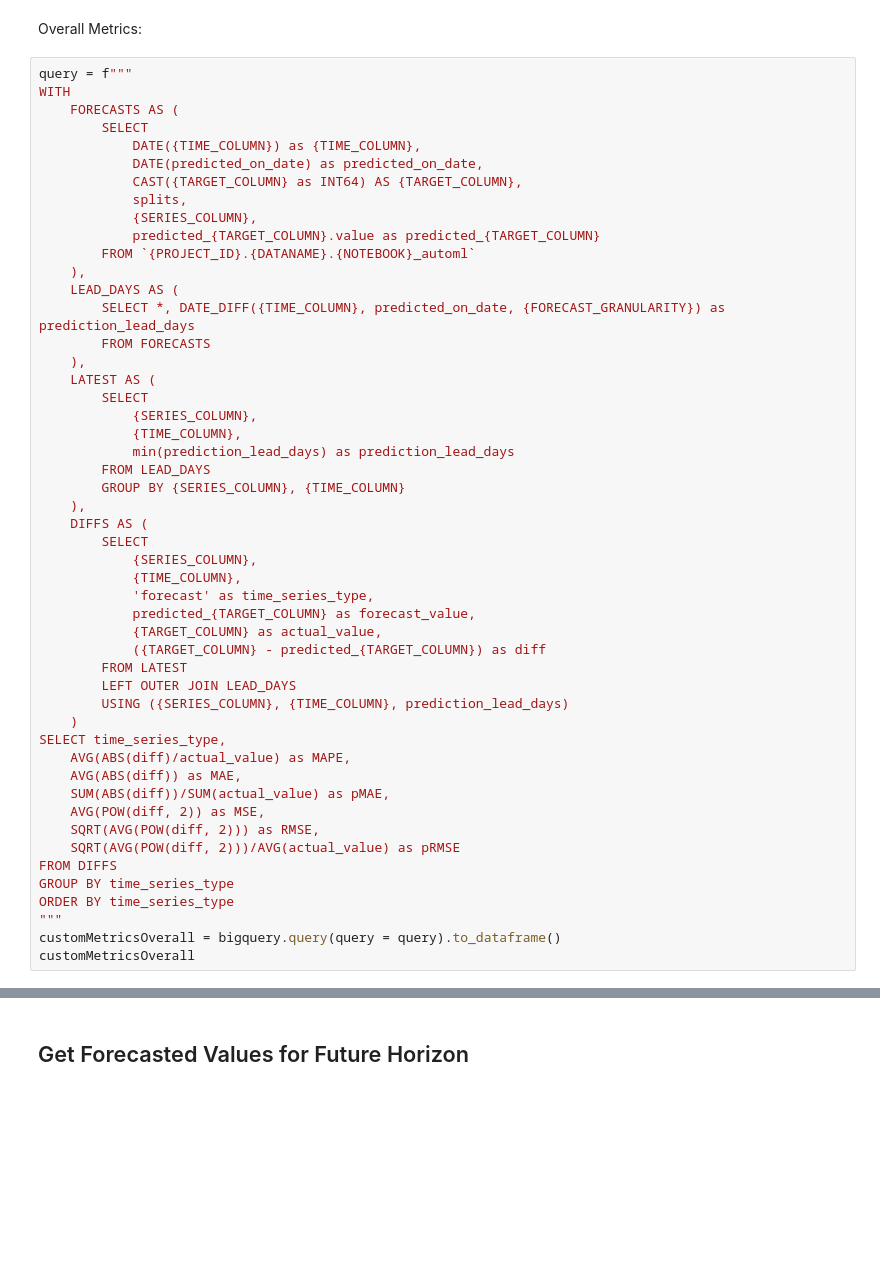
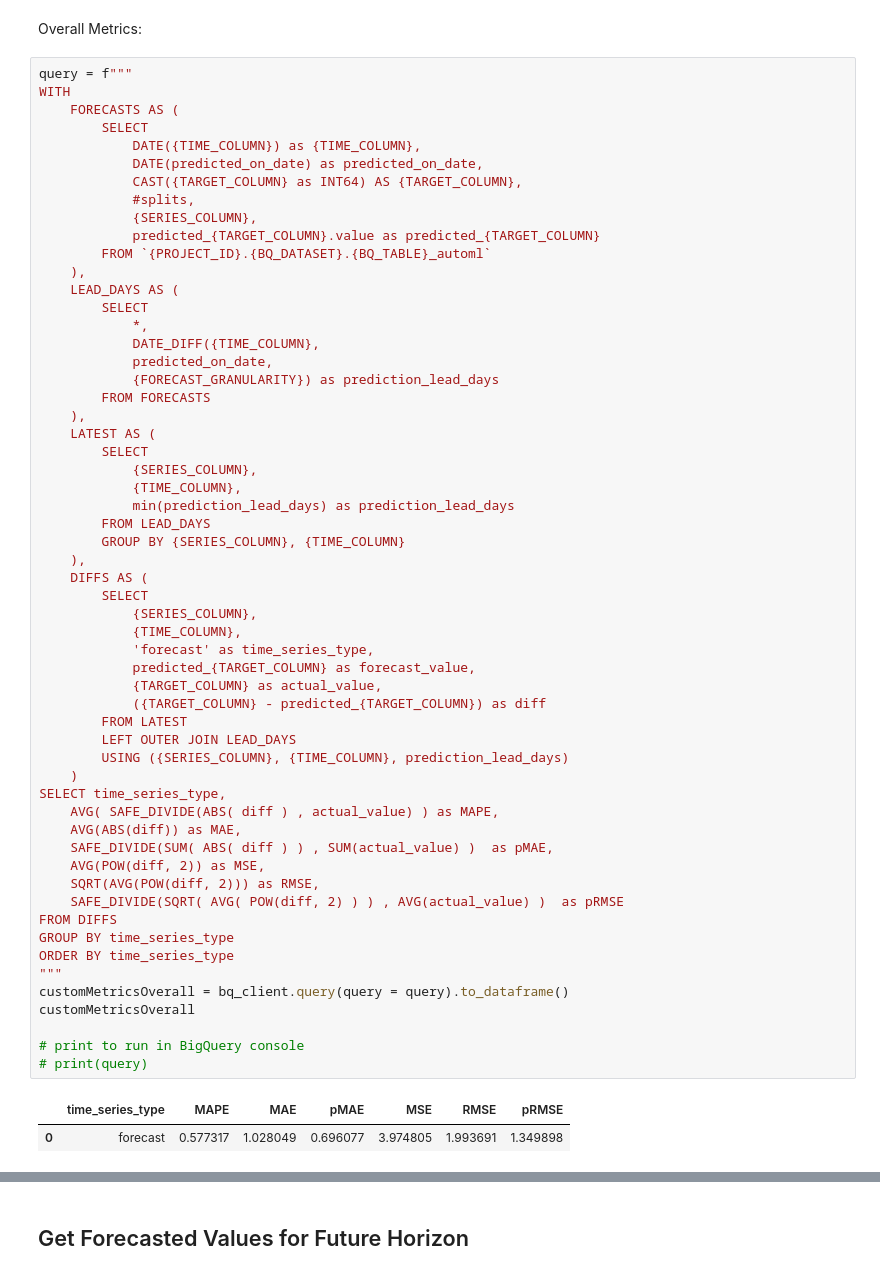
Before and after one commit to tottenjordan/vertex-forecas-repo, a Jupyter notebook: 03-vertex-forecast-train-sdk.ipynb, the cells around one changed output, grey strips where cells are left out. Cells and saved outputs as stored; diff of their text form; blank space fills up the shorter version.

```diff
--- a/03-vertex-forecast-train-sdk.ipynb
+++ b/03-vertex-forecast-train-sdk.ipynb
@@ -319,45 +464,55 @@ WITH
             DATE({TIME_COLUMN}) as {TIME_COLUMN},
             DATE(predicted_on_date) as predicted_on_date,
             CAST({TARGET_COLUMN} as INT64) AS {TARGET_COLUMN},
-            splits,
+            #splits,
             {SERIES_COLUMN},
             predicted_{TARGET_COLUMN}.value as predicted_{TARGET_COLUMN}
-        FROM `{PROJECT_ID}.{DATANAME}.{NOTEBOOK}_automl`
+        FROM `{PROJECT_ID}.{BQ_DATASET}.{BQ_TABLE}_automl`
     ),
     LEAD_DAYS AS (
-        SELECT *, DATE_DIFF({TIME_COLUMN}, predicted_on_date, {FORECAST_GRANULARITY}) as prediction_lead_days
+        SELECT
+            *,
+            DATE_DIFF({TIME_COLUMN},
+            predicted_on_date,
+            {FORECAST_GRANULARITY}) as prediction_lead_days
         FROM FORECASTS
     ),
     LATEST AS (
         SELECT
             {SERIES_COLUMN},
             {TIME_COLUMN},
             min(prediction_lead_days) as prediction_lead_days
         FROM LEAD_DAYS
         GROUP BY {SERIES_COLUMN}, {TIME_COLUMN}
     ),
     DIFFS AS (
         SELECT
             {SERIES_COLUMN},
             {TIME_COLUMN},
             'forecast' as time_series_type,
             predicted_{TARGET_COLUMN} as forecast_value,
             {TARGET_COLUMN} as actual_value,
             ({TARGET_COLUMN} - predicted_{TARGET_COLUMN}) as diff
         FROM LATEST
         LEFT OUTER JOIN LEAD_DAYS
         USING ({SERIES_COLUMN}, {TIME_COLUMN}, prediction_lead_days)
     )
 SELECT time_series_type,
-    AVG(ABS(diff)/actual_value) as MAPE,
+    AVG( SAFE_DIVIDE(ABS( diff ) , actual_value) ) as MAPE,
     AVG(ABS(diff)) as MAE,
-    SUM(ABS(diff))/SUM(actual_value) as pMAE,
+    SAFE_DIVIDE(SUM( ABS( diff ) ) , SUM(actual_value) )  as pMAE,
     AVG(POW(diff, 2)) as MSE,
     SQRT(AVG(POW(diff, 2))) as RMSE,
-    SQRT(AVG(POW(diff, 2)))/AVG(actual_value) as pRMSE
+    SAFE_DIVIDE(SQRT( AVG( POW(diff, 2) ) ) , AVG(actual_value) )  as pRMSE
 FROM DIFFS
 GROUP BY time_series_type
 ORDER BY time_series_type
 """
-customMetricsOverall = bigquery.query(query = query).to_dataframe()
+customMetricsOverall = bq_client.query(query = query).to_dataframe()
 customMetricsOverall
+
+# print to run in BigQuery console
+# print(query)
+# %% [output]
+|  | time_series_type | MAPE | MAE | pMAE | MSE | RMSE | pRMSE |
+| 0 | forecast | 0.577317 | 1.028049 | 0.696077 | 3.974805 | 1.993691 | 1.349898 |
```
Also changed, not shown: parts of 40 cells of this notebook, 1 other file.
